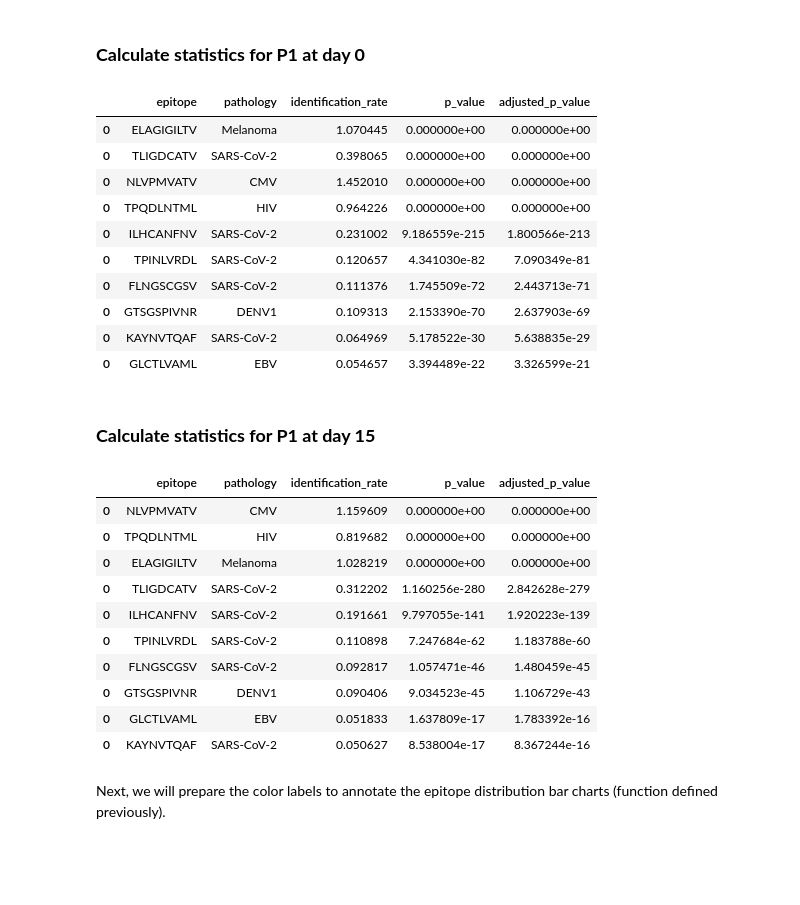
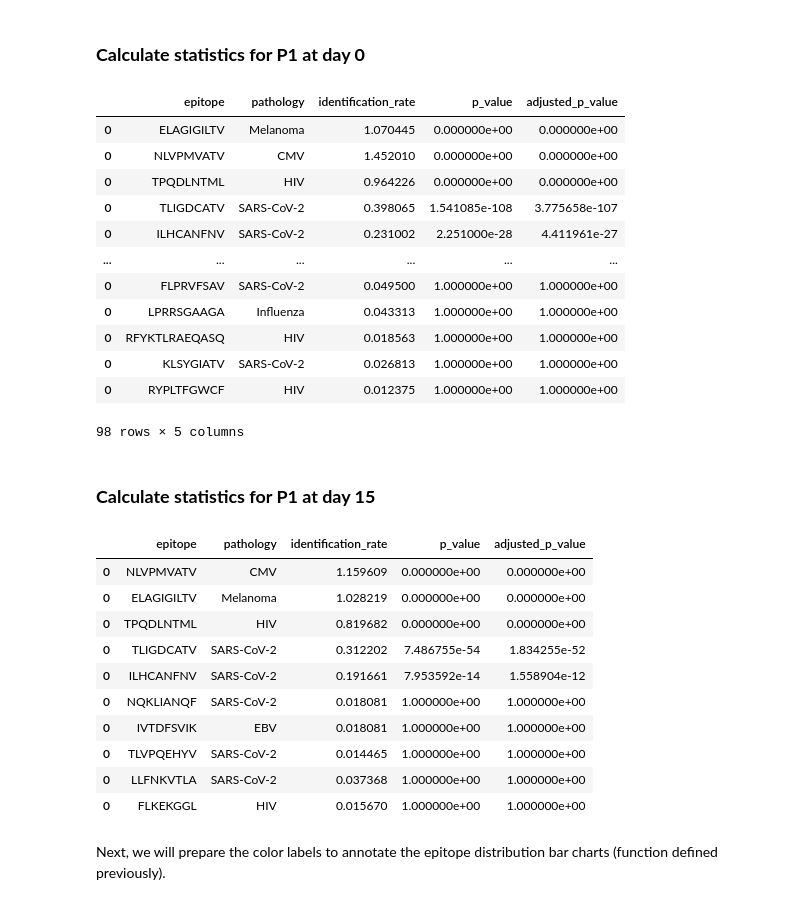
Before and after one commit to vincentvandeuren/tcr_workshop_2023, a Jupyter notebook: notebooks/Part_3_TCRex_and_statistics.ipynb, the cells around one changed output. Drawn from its saved outputs; the diff is of its cells as text; code cells hidden in the pictures; blank space fills up the shorter version.

```diff
--- a/notebooks/Part_3_TCRex_and_statistics.ipynb
+++ b/notebooks/Part_3_TCRex_and_statistics.ipynb
@@ -259,32 +259,34 @@ Finally, we can put all this together and calculate some the statistics we just
 # %%
 # Read the resuls
 results_day_0 = read_tcrex_output_files('data/tcrex_results').query("file == 'P1_0_parsed'")
 
 # Define the repertoire size
 repertoire_day_0 = pd.read_csv('data/P1_0_parsed.tsv', sep = '\t')
 repertoire_size_day_0 = repertoire_day_0.shape[0]
 
 # Calculate metrics for epitopes
 metrics_day_0 = calculate_metrics(
     results = results_day_0,
     repertoire_size = repertoire_size_day_0,
-    threshold = 0.0001
+    threshold = 0.001
     )
 
 # Show results
-metrics_day_0.sort_values(by = 'adjusted_p_value').head(10)
+metrics_day_0.sort_values(by = 'adjusted_p_value')
 # %% [output]
 |  | epitope | pathology | identification_rate | p_value | adjusted_p_value |
 | 0 | ELAGIGILTV | Melanoma | 1.070445 | 0.000000e+00 | 0.000000e+00 |
-| 0 | TLIGDCATV | SARS-CoV-2 | 0.398065 | 0.000000e+00 | 0.000000e+00 |
 | 0 | NLVPMVATV | CMV | 1.452010 | 0.000000e+00 | 0.000000e+00 |
 | 0 | TPQDLNTML | HIV | 0.964226 | 0.000000e+00 | 0.000000e+00 |
-| 0 | ILHCANFNV | SARS-CoV-2 | 0.231002 | 9.186559e-215 | 1.800566e-213 |
-| 0 | TPINLVRDL | SARS-CoV-2 | 0.120657 | 4.341030e-82 | 7.090349e-81 |
-| 0 | FLNGSCGSV | SARS-CoV-2 | 0.111376 | 1.745509e-72 | 2.443713e-71 |
-| 0 | GTSGSPIVNR | DENV1 | 0.109313 | 2.153390e-70 | 2.637903e-69 |
-| 0 | KAYNVTQAF | SARS-CoV-2 | 0.064969 | 5.178522e-30 | 5.638835e-29 |
-| 0 | GLCTLVAML | EBV | 0.054657 | 3.394489e-22 | 3.326599e-21 |
+| 0 | TLIGDCATV | SARS-CoV-2 | 0.398065 | 1.541085e-108 | 3.775658e-107 |
+| 0 | ILHCANFNV | SARS-CoV-2 | 0.231002 | 2.251000e-28 | 4.411961e-27 |
+| ... | ... | ... | ... | ... | ... |
+| 0 | FLPRVFSAV | SARS-CoV-2 | 0.049500 | 1.000000e+00 | 1.000000e+00 |
+| 0 | LPRRSGAAGA | Influenza | 0.043313 | 1.000000e+00 | 1.000000e+00 |
+| 0 | RFYKTLRAEQASQ | HIV | 0.018563 | 1.000000e+00 | 1.000000e+00 |
+| 0 | KLSYGIATV | SARS-CoV-2 | 0.026813 | 1.000000e+00 | 1.000000e+00 |
+| 0 | RYPLTFGWCF | HIV | 0.012375 | 1.000000e+00 | 1.000000e+00 |
+98 rows × 5 columns
 # %% [markdown]
 ### **Calculate statistics for P1 at day 15**
 # %%
@@ -299,7 +301,7 @@ repertoire_size_day_15 = repertoire_day_15.shape[0]
 metrics_day_15 = calculate_metrics(
     results = results_day_15,
     repertoire_size = repertoire_size_day_15,
-    threshold = 0.0001
+    threshold = 0.001
     )
 
 # Show results
@@ -307,15 +309,15 @@ metrics_day_15.sort_values(by = 'adjusted_p_value').head(10)
 # %% [output]
 |  | epitope | pathology | identification_rate | p_value | adjusted_p_value |
 | 0 | NLVPMVATV | CMV | 1.159609 | 0.000000e+00 | 0.000000e+00 |
+| 0 | ELAGIGILTV | Melanoma | 1.028219 | 0.000000e+00 | 0.000000e+00 |
 | 0 | TPQDLNTML | HIV | 0.819682 | 0.000000e+00 | 0.000000e+00 |
-| 0 | ELAGIGILTV | Melanoma | 1.028219 | 0.000000e+00 | 0.000000e+00 |
-| 0 | TLIGDCATV | SARS-CoV-2 | 0.312202 | 1.160256e-280 | 2.842628e-279 |
-| 0 | ILHCANFNV | SARS-CoV-2 | 0.191661 | 9.797055e-141 | 1.920223e-139 |
-| 0 | TPINLVRDL | SARS-CoV-2 | 0.110898 | 7.247684e-62 | 1.183788e-60 |
-| 0 | FLNGSCGSV | SARS-CoV-2 | 0.092817 | 1.057471e-46 | 1.480459e-45 |
-| 0 | GTSGSPIVNR | DENV1 | 0.090406 | 9.034523e-45 | 1.106729e-43 |
-| 0 | GLCTLVAML | EBV | 0.051833 | 1.637809e-17 | 1.783392e-16 |
-| 0 | KAYNVTQAF | SARS-CoV-2 | 0.050627 | 8.538004e-17 | 8.367244e-16 |
+| 0 | TLIGDCATV | SARS-CoV-2 | 0.312202 | 7.486755e-54 | 1.834255e-52 |
+| 0 | ILHCANFNV | SARS-CoV-2 | 0.191661 | 7.953592e-14 | 1.558904e-12 |
+| 0 | NQKLIANQF | SARS-CoV-2 | 0.018081 | 1.000000e+00 | 1.000000e+00 |
+| 0 | IVTDFSVIK | EBV | 0.018081 | 1.000000e+00 | 1.000000e+00 |
+| 0 | TLVPQEHYV | SARS-CoV-2 | 0.014465 | 1.000000e+00 | 1.000000e+00 |
+| 0 | LLFNKVTLA | SARS-CoV-2 | 0.037368 | 1.000000e+00 | 1.000000e+00 |
+| 0 | FLKEKGGL | HIV | 0.015670 | 1.000000e+00 | 1.000000e+00 |
 # %% [markdown]
 Next, we will prepare the color labels to annotate the epitope distribution bar charts (function defined previously).
 # %%
```
Also changed, not shown: parts of 1 cell of this notebook.
